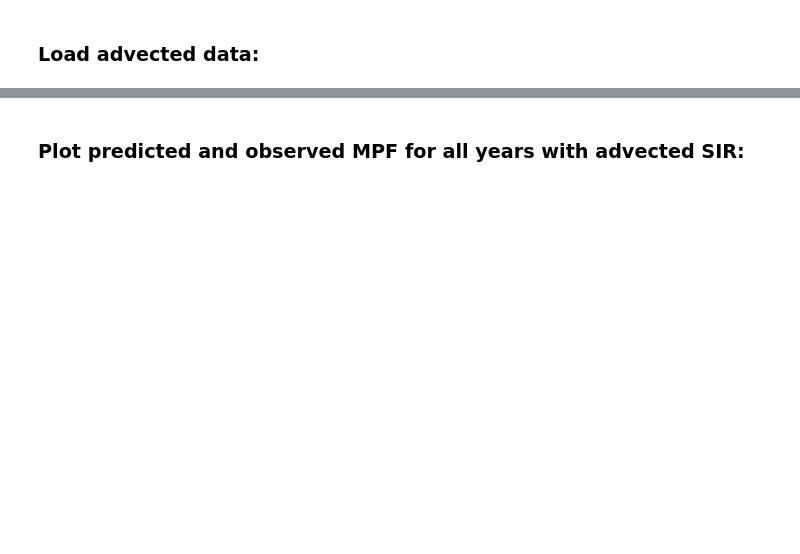
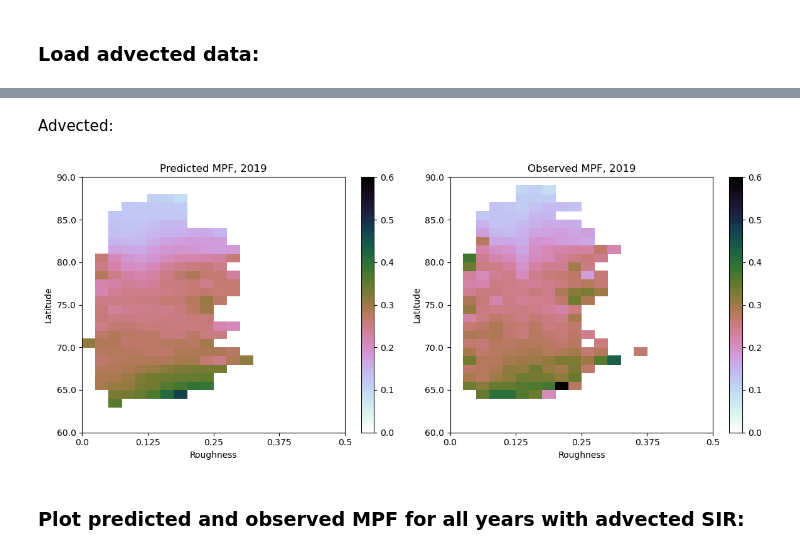
Before and after one commit to rhtweedie/modelled_mpf_with_advection, a Jupyter notebook: lat_analysis_take_2.ipynb, the cells around one changed output, grey strips where cells are left out. Drawn from its saved outputs; the diff is of its cells as text; code cells hidden in the pictures; blank space fills up the shorter version.

```diff
--- a/lat_analysis_take_2.ipynb
+++ b/lat_analysis_take_2.ipynb
@@ -405,2 +493,38 @@ Predicted MPF shape: (1000000,)
+# %% [markdown]
+Advected:
+# %%
+fig = plt.figure(figsize=(12,5))
+
+masked_MPF_MISRGRID, masked_MISR, masked_lat_MISR = MASK_MPF_MISR(predicted_mpf_advected, mean_advected_MISR.flatten())
+predicted_year_average = calculate_binned_averages(masked_MPF_MISRGRID, masked_MISR, masked_lat_MISR)
+
+plt.subplot(121)
+plt.xticks(x_tick_positions, x_tick_labels) # Relabel ticks
+plt.yticks(y_tick_positions, y_tick_labels)
+
+plt.ylabel("Latitude")
+plt.xlabel("Roughness")
+
+plt.pcolor(predicted_year_average, cmap='cubehelix_r', vmin=0, vmax=0.6)
+plt.colorbar()
+plt.title(f'Predicted MPF, {YEAR}')
+
+
+plt.subplot(122)
+plt.xticks(x_tick_positions, x_tick_labels) # Relabel ticks
+plt.yticks(y_tick_positions, y_tick_labels)
+
+plt.ylabel("Latitude")
+plt.xlabel("Roughness")
+
+plt.pcolor(advected_binned_stats, cmap='cubehelix_r', vmin=0, vmax=0.6)
+plt.colorbar()
+plt.title(f'Observed MPF, {YEAR}')
+
+
+fig.tight_layout()
+plt.show()
+# %% [output]
+[figure, added]
 # %% [markdown]
 ### Plot predicted and observed MPF for all years with advected SIR:
```
Also changed, not shown: parts of 37 cells of this notebook.
